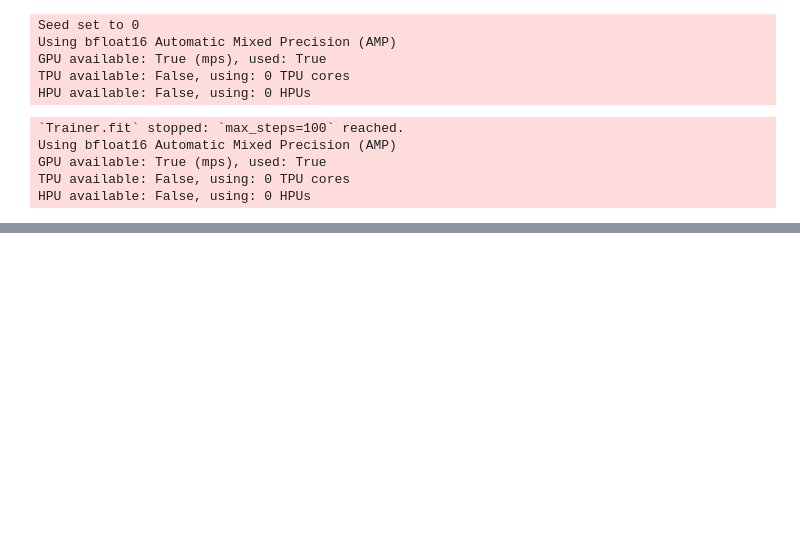
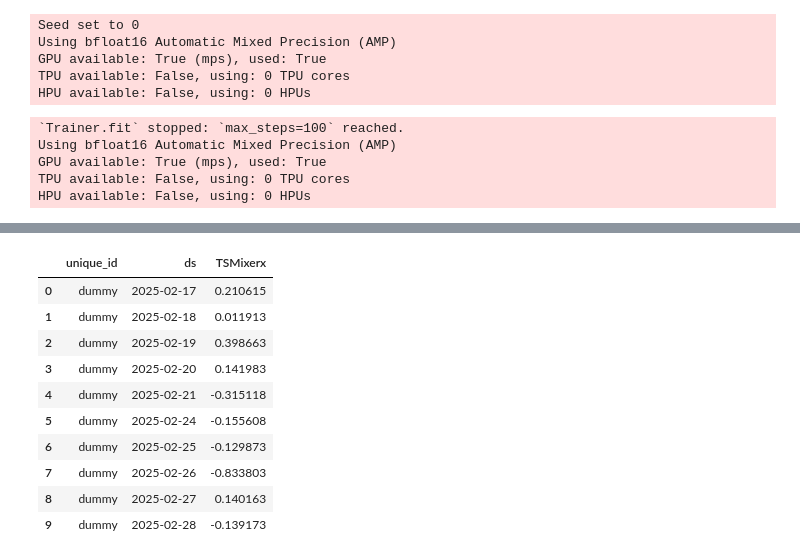
Before and after one commit to agux/marten, a Jupyter notebook: notebooks/neuralforecast/0.1-neuralforecast.ipynb, the cells around one changed output, grey strips where cells are left out. Cells and saved outputs as stored; diff of their text form; code cells hidden in the pictures; blank space fills up the shorter version.

```diff
--- a/notebooks/neuralforecast/0.1-neuralforecast.ipynb
+++ b/notebooks/neuralforecast/0.1-neuralforecast.ipynb
@@ -2116,0 +2175,14 @@ HPU available: False, using: 0 HPUs
+# %%
+fcst
+# %% [output]
+|  | unique_id | ds | TSMixerx |
+| 0 | dummy | 2025-02-17 | 0.210615 |
+| 1 | dummy | 2025-02-18 | 0.011913 |
+| 2 | dummy | 2025-02-19 | 0.398663 |
+| 3 | dummy | 2025-02-20 | 0.141983 |
+| 4 | dummy | 2025-02-21 | -0.315118 |
+| 5 | dummy | 2025-02-24 | -0.155608 |
+| 6 | dummy | 2025-02-25 | -0.129873 |
+| 7 | dummy | 2025-02-26 | -0.833803 |
+| 8 | dummy | 2025-02-27 | 0.140163 |
+| 9 | dummy | 2025-02-28 | -0.139173 |
```
Also changed, not shown: parts of 2 cells of this notebook, 3 other files.
